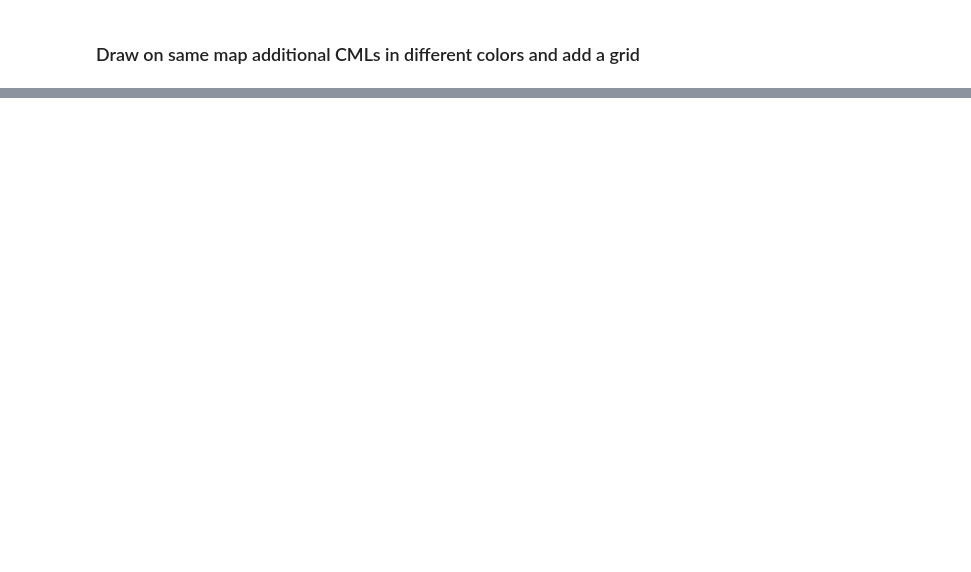
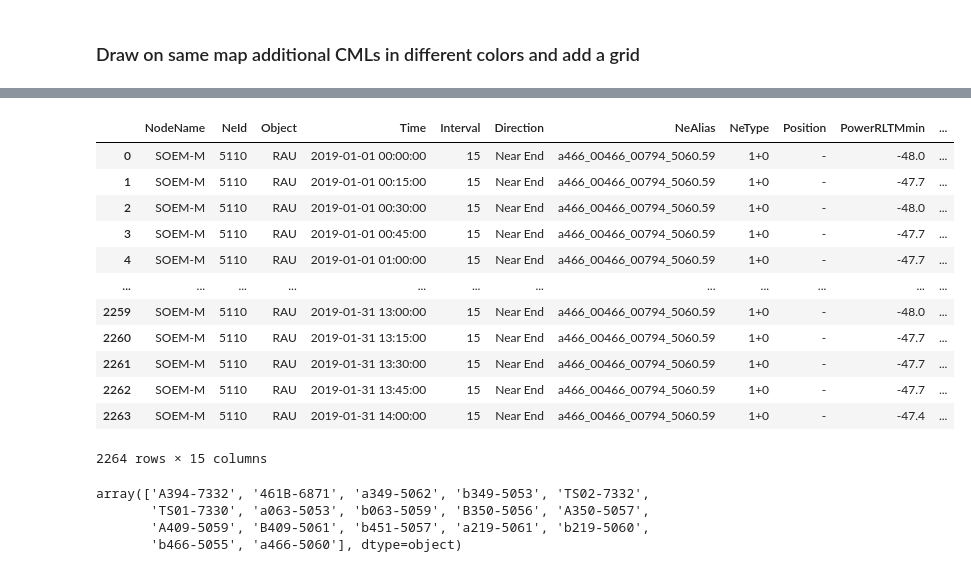
Before and after one commit to adameshel/draw_cmls_on_folium_map, a Jupyter notebook: draw_cmls_on_folium_map.ipynb, the cells around one changed output, grey strips where cells are left out. Saved outputs shown, nothing was run; the diff lists cells and outputs as text; code cells hidden in the pictures; blank space fills up the shorter version.

```diff
--- a/draw_cmls_on_folium_map.ipynb
+++ b/draw_cmls_on_folium_map.ipynb
@@ -36,0 +88,37 @@ Map under the name TRY_MAP.html was generated.
+# %%
+df_ts
+# %% [output]
+|  | NodeName | NeId | Object | Time | Interval | Direction | NeAlias | NeType | Position | PowerRLTMmin | ... |
+| 0 | SOEM-M | 5110 | RAU | 2019-01-01 00:00:00 | 15 | Near End | a466_00466_00794_5060.59 | 1+0 | - | -48.0 | ... |
+| 1 | SOEM-M | 5110 | RAU | 2019-01-01 00:15:00 | 15 | Near End | a466_00466_00794_5060.59 | 1+0 | - | -47.7 | ... |
+| 2 | SOEM-M | 5110 | RAU | 2019-01-01 00:30:00 | 15 | Near End | a466_00466_00794_5060.59 | 1+0 | - | -48.0 | ... |
+| 3 | SOEM-M | 5110 | RAU | 2019-01-01 00:45:00 | 15 | Near End | a466_00466_00794_5060.59 | 1+0 | - | -47.7 | ... |
+| 4 | SOEM-M | 5110 | RAU | 2019-01-01 01:00:00 | 15 | Near End | a466_00466_00794_5060.59 | 1+0 | - | -47.7 | ... |
+| ... | ... | ... | ... | ... | ... | ... | ... | ... | ... | ... | ... |
+| 2259 | SOEM-M | 5110 | RAU | 2019-01-31 13:00:00 | 15 | Near End | a466_00466_00794_5060.59 | 1+0 | - | -48.0 | ... |
+| 2260 | SOEM-M | 5110 | RAU | 2019-01-31 13:15:00 | 15 | Near End | a466_00466_00794_5060.59 | 1+0 | - | -47.7 | ... |
+| 2261 | SOEM-M | 5110 | RAU | 2019-01-31 13:30:00 | 15 | Near End | a466_00466_00794_5060.59 | 1+0 | - | -47.7 | ... |
+| 2262 | SOEM-M | 5110 | RAU | 2019-01-31 13:45:00 | 15 | Near End | a466_00466_00794_5060.59 | 1+0 | - | -47.7 | ... |
+| 2263 | SOEM-M | 5110 | RAU | 2019-01-31 14:00:00 | 15 | Near End | a466_00466_00794_5060.59 | 1+0 | - | -47.4 | ... |
+2264 rows × 15 columns
+# %%
+import pandas as pd
+from pathlib import Path
+
+meta_path = Path('/Users/adameshel/Documents/Python_scripts/I_Change/try/export.csv')
+raw_path = Path('/Users/adameshel/Documents/Python_scripts/I_Change/try/rawdata.csv')
+df_md = pd.read_csv(meta_path)
+if 'Date ' in df_md.columns:
+    df_md.rename(columns={'Date ':'Date'}, inplace=True)
+df_rawdata = df_md.copy()
+df_md.drop_duplicates(subset='Link ID', inplace=True)
+
+dates = df_md.Date.unique()
+ts_i = df_rawdata[df_rawdata['Link ID']=='TS02-7332']
+# df_md.where(df_md['Date']==dates[1])
+df_md['Link ID'].values
+# %% [output]
+array(['A394-7332', '461B-6871', 'a349-5062', 'b349-5053', 'TS02-7332',
+       'TS01-7330', 'a063-5053', 'b063-5059', 'B350-5056', 'A350-5057',
+       'A409-5059', 'B409-5061', 'b451-5057', 'a219-5061', 'b219-5060',
+       'b466-5055', 'a466-5060'], dtype=object)
```
Also changed, not shown: parts of 7 cells of this notebook, 1 other file.
